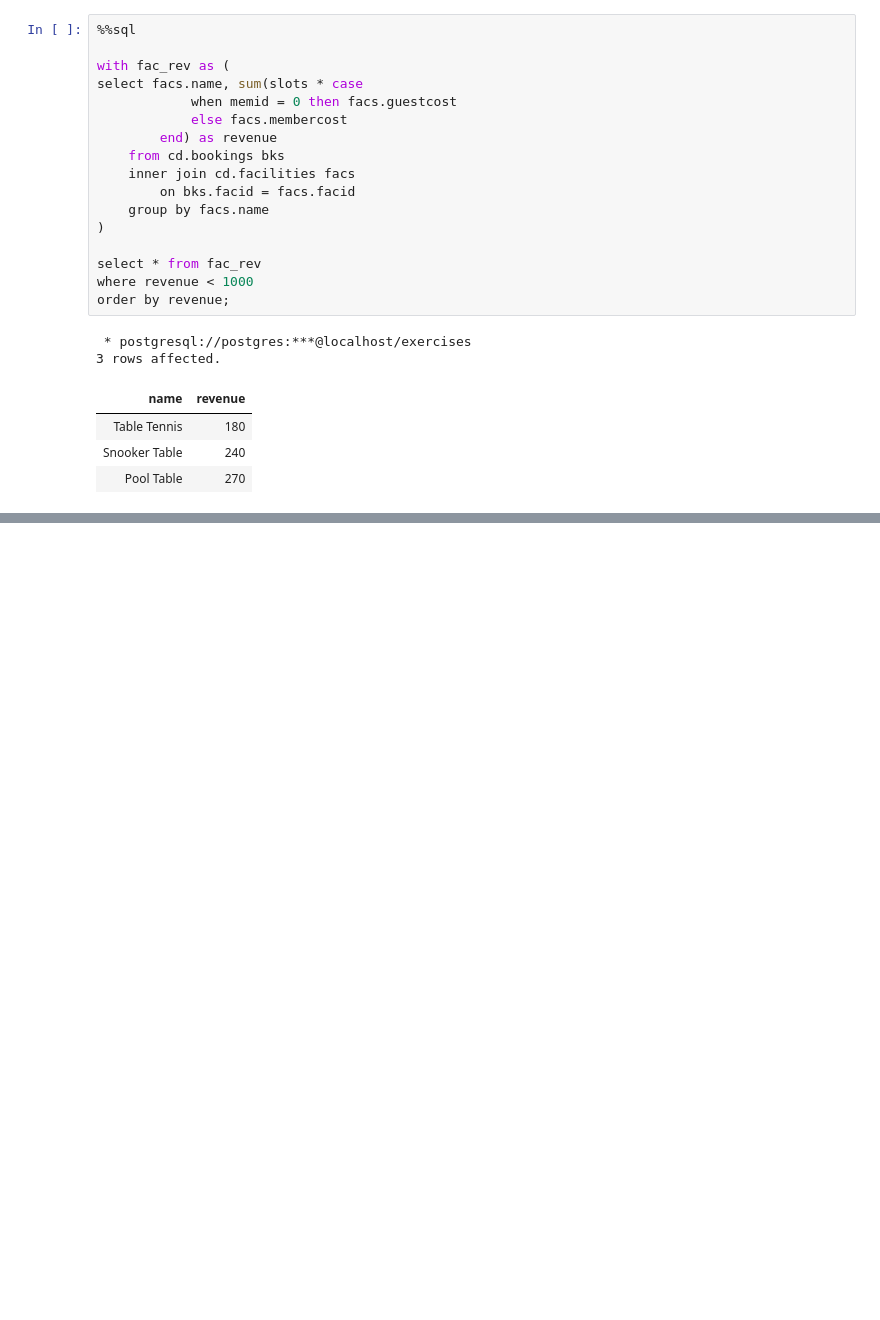
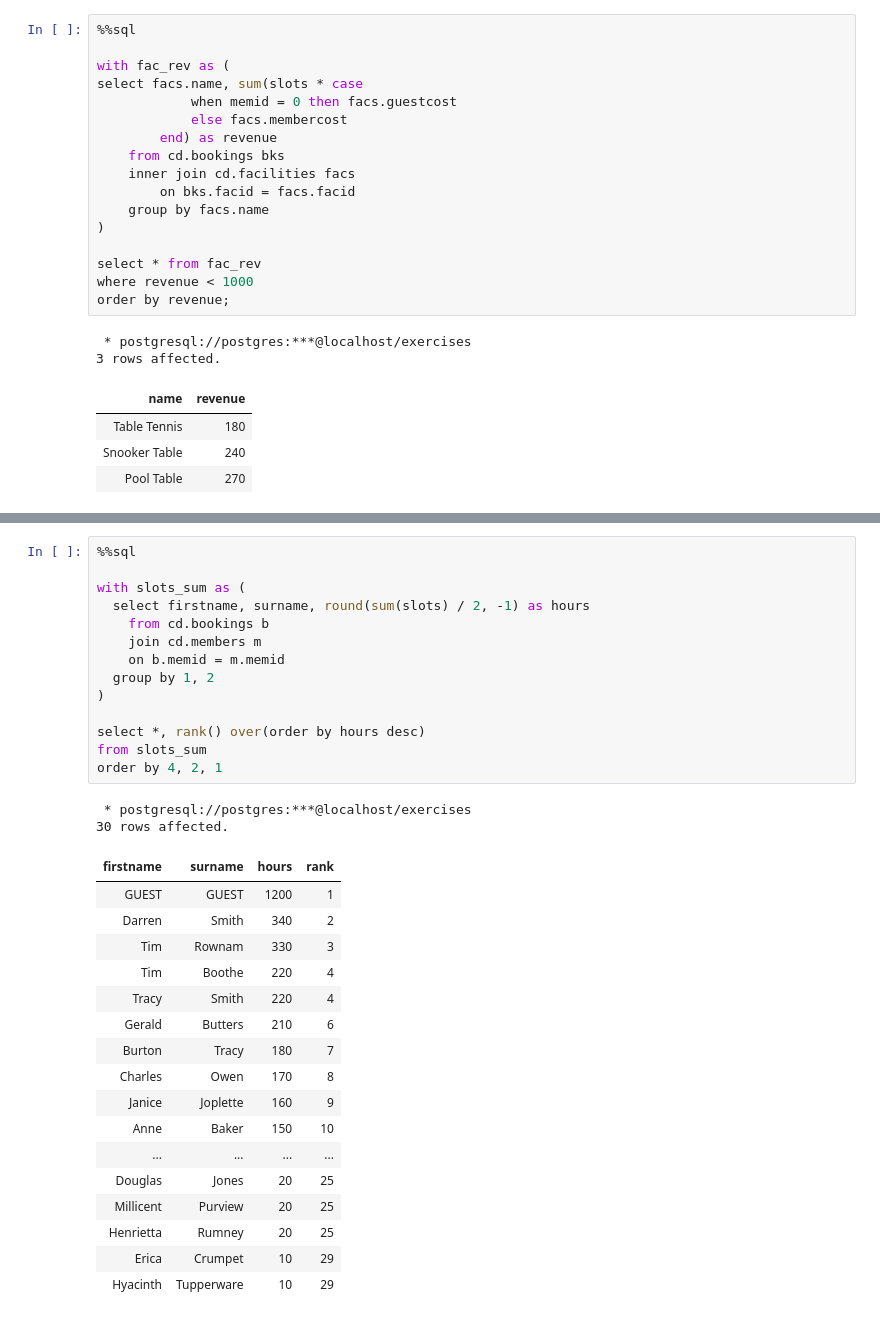
Before and after one commit to Yash9988/self-learn, a Jupyter notebook: practice/sql.ipynb, the cells around one changed output, grey strips where cells are left out. Drawn from its saved outputs; the diff is of its cells as text; blank space fills up the shorter version.

```diff
--- a/practice/sql.ipynb
+++ b/practice/sql.ipynb
@@ -821,0 +1072,34 @@ order by revenue;
+# %%
+%%sql
+
+with slots_sum as (
+  select firstname, surname, round(sum(slots) / 2, -1) as hours
+	from cd.bookings b
+	join cd.members m
+	on b.memid = m.memid
+  group by 1, 2
+)
+
+select *, rank() over(order by hours desc)
+from slots_sum
+order by 4, 2, 1
+# %% [output]
+ * postgresql://postgres:***@localhost/exercises
+30 rows affected.
+| firstname | surname | hours | rank |
+| GUEST | GUEST | 1200 | 1 |
+| Darren | Smith | 340 | 2 |
+| Tim | Rownam | 330 | 3 |
+| Tim | Boothe | 220 | 4 |
+| Tracy | Smith | 220 | 4 |
+| Gerald | Butters | 210 | 6 |
+| Burton | Tracy | 180 | 7 |
+| Charles | Owen | 170 | 8 |
+| Janice | Joplette | 160 | 9 |
+| Anne | Baker | 150 | 10 |
+| ... | ... | ... | ... |
+| Douglas | Jones | 20 | 25 |
+| Millicent | Purview | 20 | 25 |
+| Henrietta | Rumney | 20 | 25 |
+| Erica | Crumpet | 10 | 29 |
+| Hyacinth | Tupperware | 10 | 29 |
```
Also changed, not shown: parts of 30 cells of this notebook.
